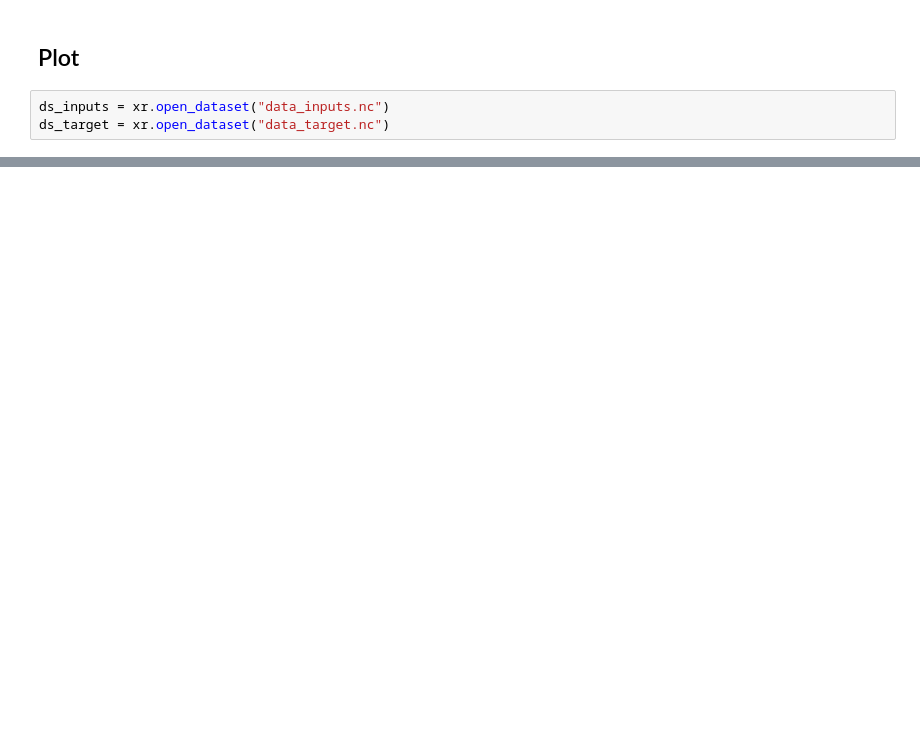
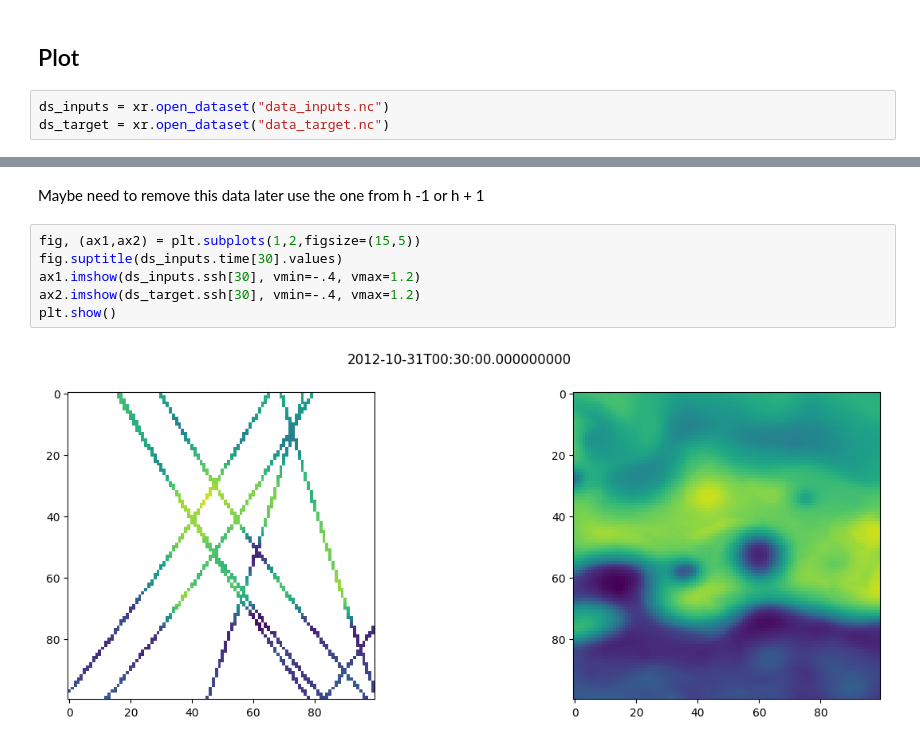
Before and after one commit to sebastien-tetaud/ssh_mapping, a Jupyter notebook: notebook.ipynb, the cells around one changed output, grey strips where cells are left out. Cells and saved outputs as stored; diff of their text form; blank space fills up the shorter version.

```diff
--- a/notebook.ipynb
+++ b/notebook.ipynb
@@ -221,0 +237,10 @@ for _ in range(10):
+# %% [markdown]
+Maybe need to remove this data later use the one from h -1 or h + 1
+# %%
+fig, (ax1,ax2) = plt.subplots(1,2,figsize=(15,5))
+fig.suptitle(ds_inputs.time[30].values)
+ax1.imshow(ds_inputs.ssh[30], vmin=-.4, vmax=1.2)
+ax2.imshow(ds_target.ssh[30], vmin=-.4, vmax=1.2)
+plt.show()
+# %% [output]
+[figure, added]
```
Also changed, not shown: parts of 10 cells of this notebook, 4 other files.
